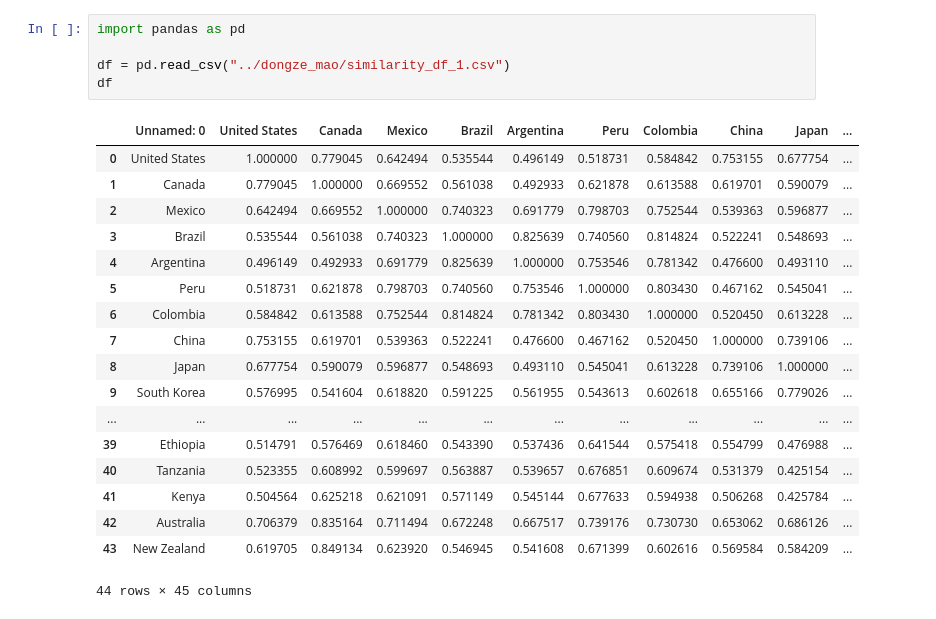
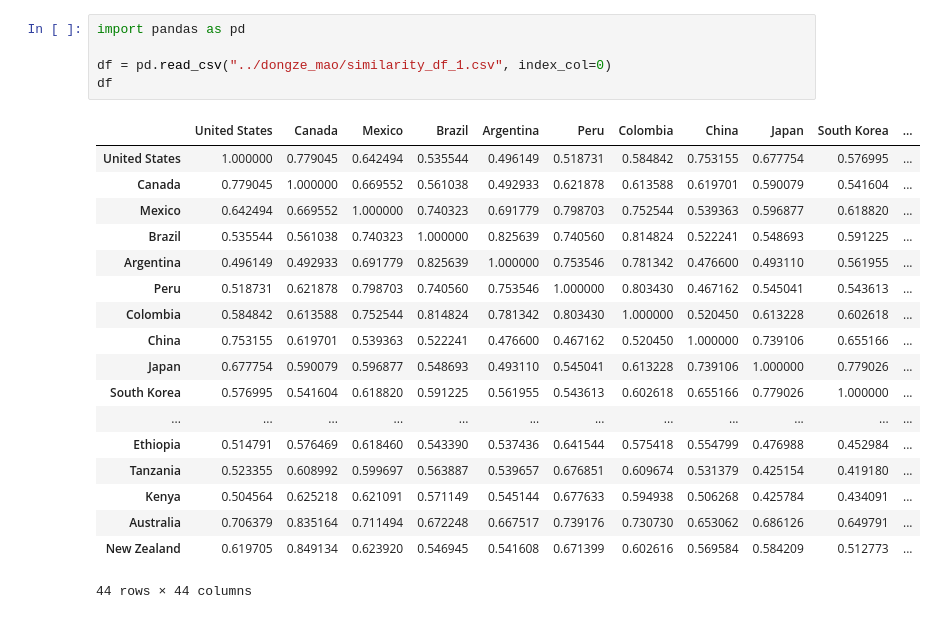
Before and after one commit to sclyde-ai/Natural_Language_Analysis, a Jupyter notebook: sato_hiroki/Chinese.ipynb, the cells around one changed output. Saved outputs shown, nothing was run; the diff lists cells and outputs as text.

```diff
--- a/sato_hiroki/Chinese.ipynb
+++ b/sato_hiroki/Chinese.ipynb
@@ -1,24 +1,24 @@
 # %%
 import pandas as pd
 
-df = pd.read_csv("../dongze_mao/similarity_df_1.csv")
+df = pd.read_csv("../dongze_mao/similarity_df_1.csv", index_col=0)
 df
 # %% [output]
-|  | Unnamed: 0 | United States | Canada | Mexico | Brazil | Argentina | Peru | Colombia | China | Japan | ... |
-| 0 | United States | 1.000000 | 0.779045 | 0.642494 | 0.535544 | 0.496149 | 0.518731 | 0.584842 | 0.753155 | 0.677754 | ... |
-| 1 | Canada | 0.779045 | 1.000000 | 0.669552 | 0.561038 | 0.492933 | 0.621878 | 0.613588 | 0.619701 | 0.590079 | ... |
-| 2 | Mexico | 0.642494 | 0.669552 | 1.000000 | 0.740323 | 0.691779 | 0.798703 | 0.752544 | 0.539363 | 0.596877 | ... |
-| 3 | Brazil | 0.535544 | 0.561038 | 0.740323 | 1.000000 | 0.825639 | 0.740560 | 0.814824 | 0.522241 | 0.548693 | ... |
-| 4 | Argentina | 0.496149 | 0.492933 | 0.691779 | 0.825639 | 1.000000 | 0.753546 | 0.781342 | 0.476600 | 0.493110 | ... |
-| 5 | Peru | 0.518731 | 0.621878 | 0.798703 | 0.740560 | 0.753546 | 1.000000 | 0.803430 | 0.467162 | 0.545041 | ... |
-| 6 | Colombia | 0.584842 | 0.613588 | 0.752544 | 0.814824 | 0.781342 | 0.803430 | 1.000000 | 0.520450 | 0.613228 | ... |
-| 7 | China | 0.753155 | 0.619701 | 0.539363 | 0.522241 | 0.476600 | 0.467162 | 0.520450 | 1.000000 | 0.739106 | ... |
-| 8 | Japan | 0.677754 | 0.590079 | 0.596877 | 0.548693 | 0.493110 | 0.545041 | 0.613228 | 0.739106 | 1.000000 | ... |
-| 9 | South Korea | 0.576995 | 0.541604 | 0.618820 | 0.591225 | 0.561955 | 0.543613 | 0.602618 | 0.655166 | 0.779026 | ... |
+|  | United States | Canada | Mexico | Brazil | Argentina | Peru | Colombia | China | Japan | South Korea | ... |
+| United States | 1.000000 | 0.779045 | 0.642494 | 0.535544 | 0.496149 | 0.518731 | 0.584842 | 0.753155 | 0.677754 | 0.576995 | ... |
+| Canada | 0.779045 | 1.000000 | 0.669552 | 0.561038 | 0.492933 | 0.621878 | 0.613588 | 0.619701 | 0.590079 | 0.541604 | ... |
+| Mexico | 0.642494 | 0.669552 | 1.000000 | 0.740323 | 0.691779 | 0.798703 | 0.752544 | 0.539363 | 0.596877 | 0.618820 | ... |
+| Brazil | 0.535544 | 0.561038 | 0.740323 | 1.000000 | 0.825639 | 0.740560 | 0.814824 | 0.522241 | 0.548693 | 0.591225 | ... |
+| Argentina | 0.496149 | 0.492933 | 0.691779 | 0.825639 | 1.000000 | 0.753546 | 0.781342 | 0.476600 | 0.493110 | 0.561955 | ... |
+| Peru | 0.518731 | 0.621878 | 0.798703 | 0.740560 | 0.753546 | 1.000000 | 0.803430 | 0.467162 | 0.545041 | 0.543613 | ... |
+| Colombia | 0.584842 | 0.613588 | 0.752544 | 0.814824 | 0.781342 | 0.803430 | 1.000000 | 0.520450 | 0.613228 | 0.602618 | ... |
+| China | 0.753155 | 0.619701 | 0.539363 | 0.522241 | 0.476600 | 0.467162 | 0.520450 | 1.000000 | 0.739106 | 0.655166 | ... |
+| Japan | 0.677754 | 0.590079 | 0.596877 | 0.548693 | 0.493110 | 0.545041 | 0.613228 | 0.739106 | 1.000000 | 0.779026 | ... |
+| South Korea | 0.576995 | 0.541604 | 0.618820 | 0.591225 | 0.561955 | 0.543613 | 0.602618 | 0.655166 | 0.779026 | 1.000000 | ... |
 | ... | ... | ... | ... | ... | ... | ... | ... | ... | ... | ... | ... |
-| 39 | Ethiopia | 0.514791 | 0.576469 | 0.618460 | 0.543390 | 0.537436 | 0.641544 | 0.575418 | 0.554799 | 0.476988 | ... |
-| 40 | Tanzania | 0.523355 | 0.608992 | 0.599697 | 0.563887 | 0.539657 | 0.676851 | 0.609674 | 0.531379 | 0.425154 | ... |
-| 41 | Kenya | 0.504564 | 0.625218 | 0.621091 | 0.571149 | 0.545144 | 0.677633 | 0.594938 | 0.506268 | 0.425784 | ... |
-| 42 | Australia | 0.706379 | 0.835164 | 0.711494 | 0.672248 | 0.667517 | 0.739176 | 0.730730 | 0.653062 | 0.686126 | ... |
-| 43 | New Zealand | 0.619705 | 0.849134 | 0.623920 | 0.546945 | 0.541608 | 0.671399 | 0.602616 | 0.569584 | 0.584209 | ... |
+| Ethiopia | 0.514791 | 0.576469 | 0.618460 | 0.543390 | 0.537436 | 0.641544 | 0.575418 | 0.554799 | 0.476988 | 0.452984 | ... |
+| Tanzania | 0.523355 | 0.608992 | 0.599697 | 0.563887 | 0.539657 | 0.676851 | 0.609674 | 0.531379 | 0.425154 | 0.419180 | ... |
+| Kenya | 0.504564 | 0.625218 | 0.621091 | 0.571149 | 0.545144 | 0.677633 | 0.594938 | 0.506268 | 0.425784 | 0.434091 | ... |
+| Australia | 0.706379 | 0.835164 | 0.711494 | 0.672248 | 0.667517 | 0.739176 | 0.730730 | 0.653062 | 0.686126 | 0.649791 | ... |
+| New Zealand | 0.619705 | 0.849134 | 0.623920 | 0.546945 | 0.541608 | 0.671399 | 0.602616 | 0.569584 | 0.584209 | 0.512773 | ... |
-44 rows × 45 columns
+44 rows × 44 columns
```
Also changed, not shown: parts of 4 cells of this notebook, 4 other files.
